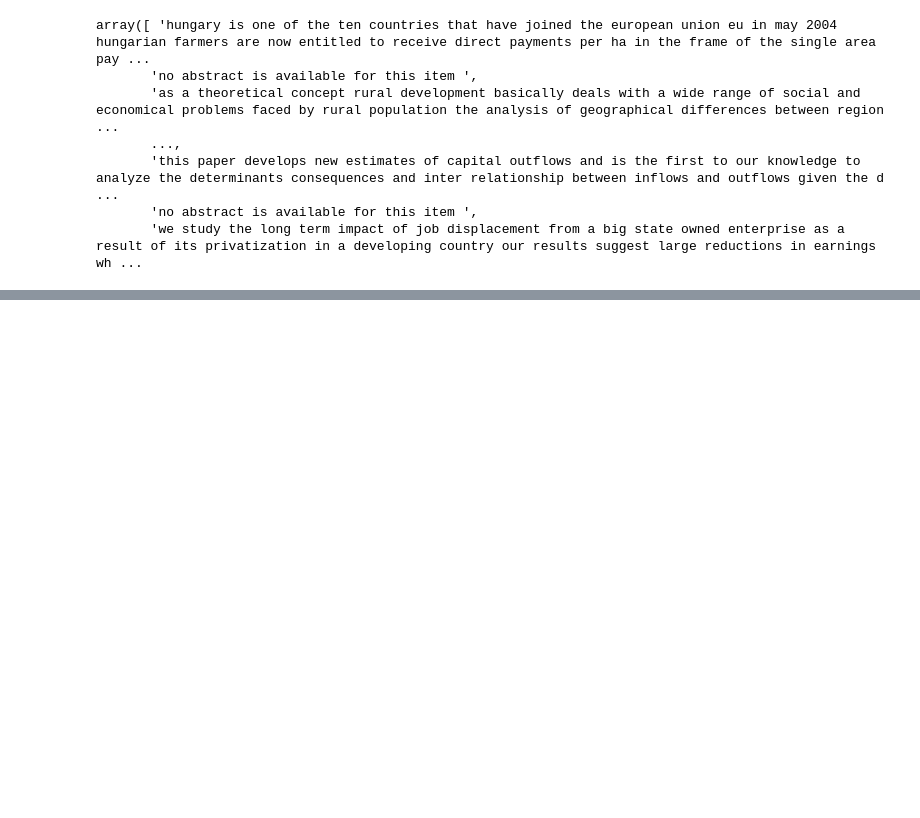
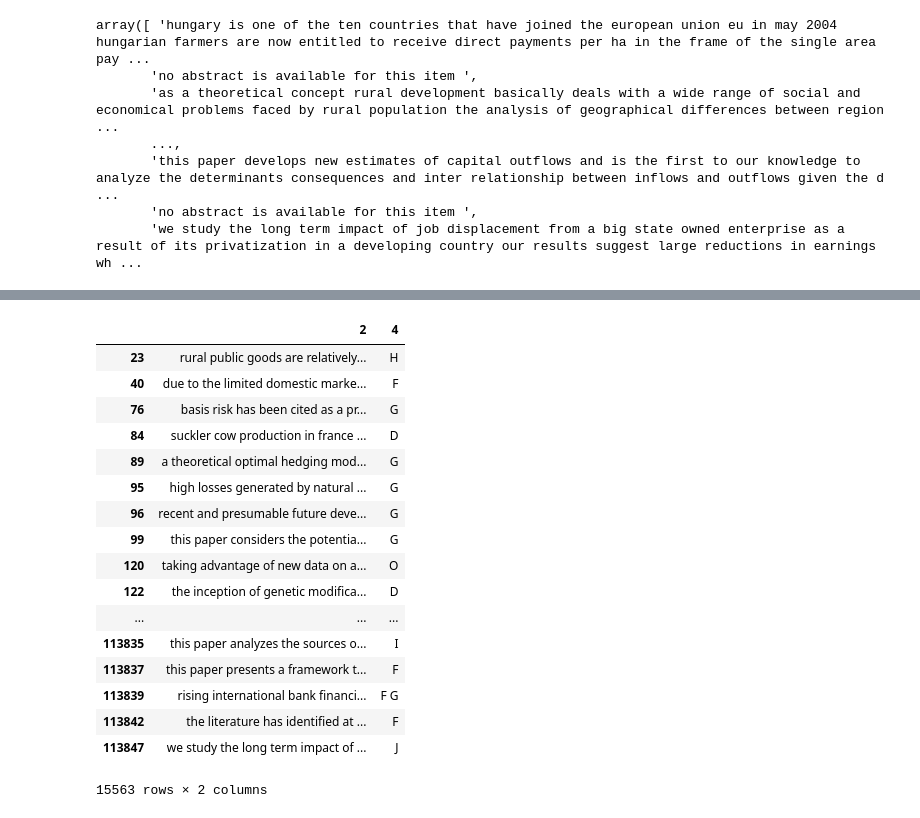
Before and after one commit to PaulLaliberte/jupyter_notebooks, a Jupyter notebook: columbia/predictions.ipynb, the cells around one changed output, grey strips where cells are left out. Cells and saved outputs as stored; diff of their text form; code cells hidden in the pictures; blank space fills up the shorter version.

```diff
--- a/columbia/predictions.ipynb
+++ b/columbia/predictions.ipynb
@@ -161 +185,23 @@ new_df
 73902 rows × 2 columns
+# %%
+a_df = new_df.dropna()
+a_df
+# %% [output]
+|  | 2 | 4 |
+| 23 | rural public goods are relatively... | H |
+| 40 | due to the limited domestic marke... | F |
+| 76 | basis risk has been cited as a pr... | G |
+| 84 | suckler cow production in france ... | D |
+| 89 | a theoretical optimal hedging mod... | G |
+| 95 | high losses generated by natural ... | G |
+| 96 | recent and presumable future deve... | G |
+| 99 | this paper considers the potentia... | G |
+| 120 | taking advantage of new data on a... | O |
+| 122 | the inception of genetic modifica... | D |
+| ... | ... | ... |
+| 113835 | this paper analyzes the sources o... | I |
+| 113837 | this paper presents a framework t... | F |
+| 113839 | rising international bank financi... | F G |
+| 113842 | the literature has identified at ... | F |
+| 113847 | we study the long term impact of ... | J |
+15563 rows × 2 columns
```
Also changed, not shown: parts of 6 cells of this notebook, 1 other file.
